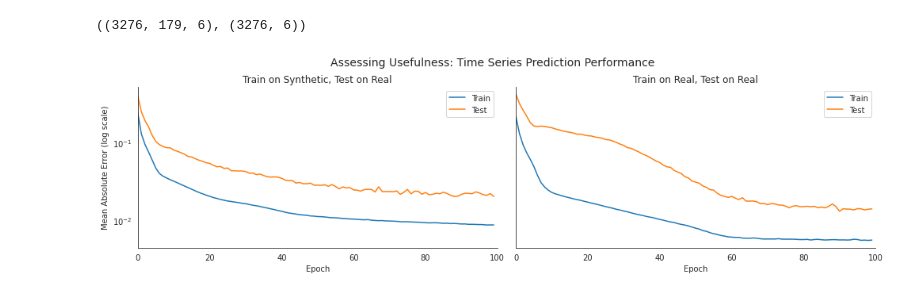
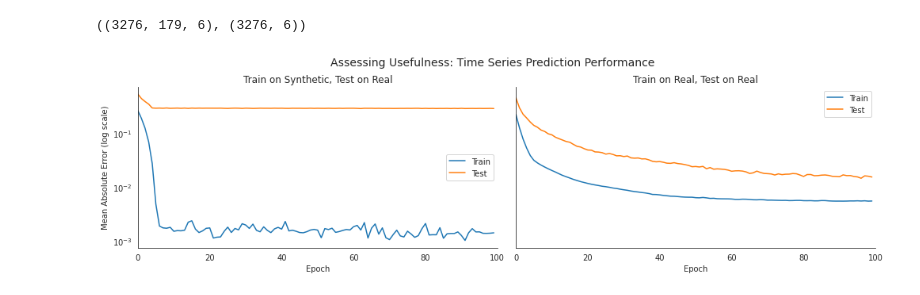
Before and after one commit to arsinnius/TCN_TimeGAN_Repo, a Jupyter notebook: experiment_08/eval_08.ipynb, the cells around one changed output. Drawn from its saved outputs; the diff is of its cells as text; code cells hidden in the pictures.

```diff
--- a/experiment_08/eval_08.ipynb
+++ b/experiment_08/eval_08.ipynb
@@ -16,7 +16,7 @@ Mounted at /content/gdrive
 
 After entering sample number, press "Run after"
 # %%
-sample_num = 1  # number of sample in sample_dir
+sample_num = 11  # number of sample in sample_dir
 # %% [markdown]
 # Imports
 # %%
@@ -197,8 +197,6 @@ tsne_result.loc[sample_size*6:, 'Data'] = 'Synthetic'
 # %% [markdown]
 ## Plot Result
 # %%
-sample_num = 9
-
 fig, axes = plt.subplots(ncols=2, figsize=(14, 5))
 
 sns.scatterplot(x='1st Component', y='2nd Component', data=pca_result,
@@ -311,8 +309,6 @@ Data columns (total 6 columns):
 dtypes: float64(6)
 memory usage: 4.8 KB
 # %%
-sample_num = 7
-
 sns.set_style('white')
 fig, axes = plt.subplots(ncols=2, figsize=(14,4))
 history[['AUC', 'val_AUC']].rename(columns={'AUC': 'Train', 'val_AUC': 'Test'}).plot(ax=axes[1],
@@ -393,22 +389,20 @@ real_result = ts_regression.fit(x=real_train_data,
 synthetic_result = pd.DataFrame(synthetic_result.history).rename(columns={'loss': 'Train', 'val_loss': 'Test'})
 real_result = pd.DataFrame(real_result.history).rename(columns={'loss': 'Train', 'val_loss': 'Test'})
 # %%
-sample_num = 9
-
 sns.set_style('white')
 
 fig, axes = plt.subplots(ncols=2, figsize=(14, 4), sharey=True)
 synthetic_result.plot(ax=axes[0], title='Train on Synthetic, Test on Real', logy=True, xlim=(0, 100))
 real_result.plot(ax=axes[1], title='Train on Real, Test on Real', logy=True, xlim=(0, 100))
 for i in [0, 1]:
     axes[i].set_xlabel('Epoch')
     axes[i].set_ylabel('Mean Absolute Error (log scale)')
 
 sns.despine()
 fig.suptitle('Assessing Usefulness: Time Series Prediction Performance', fontsize=14)
 fig.tight_layout()
 fig.subplots_adjust(top=.85);
 f_name = os.path.join(log_dir, "evals", "TSTR_sample_" + str(sample_num) + ".png")
 fig.savefig(f_name)
 # %% [output]
-[figure, old version]
+[figure, new version]
```
Also changed, not shown: parts of 4 cells of this notebook.
